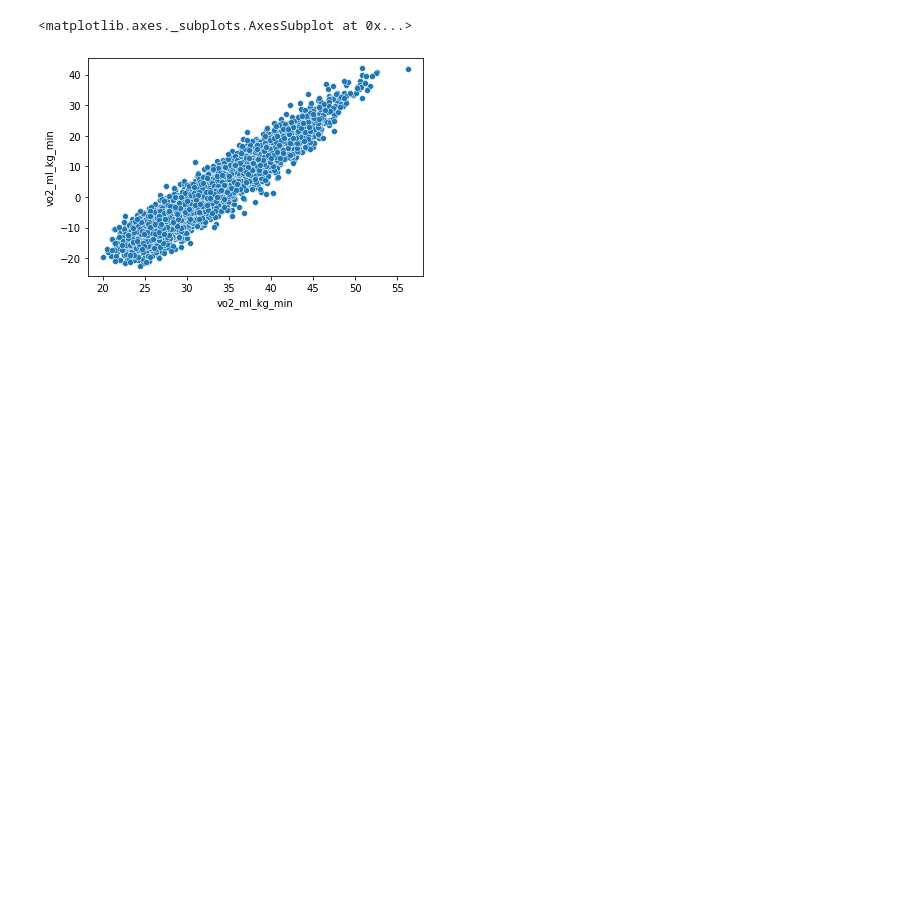
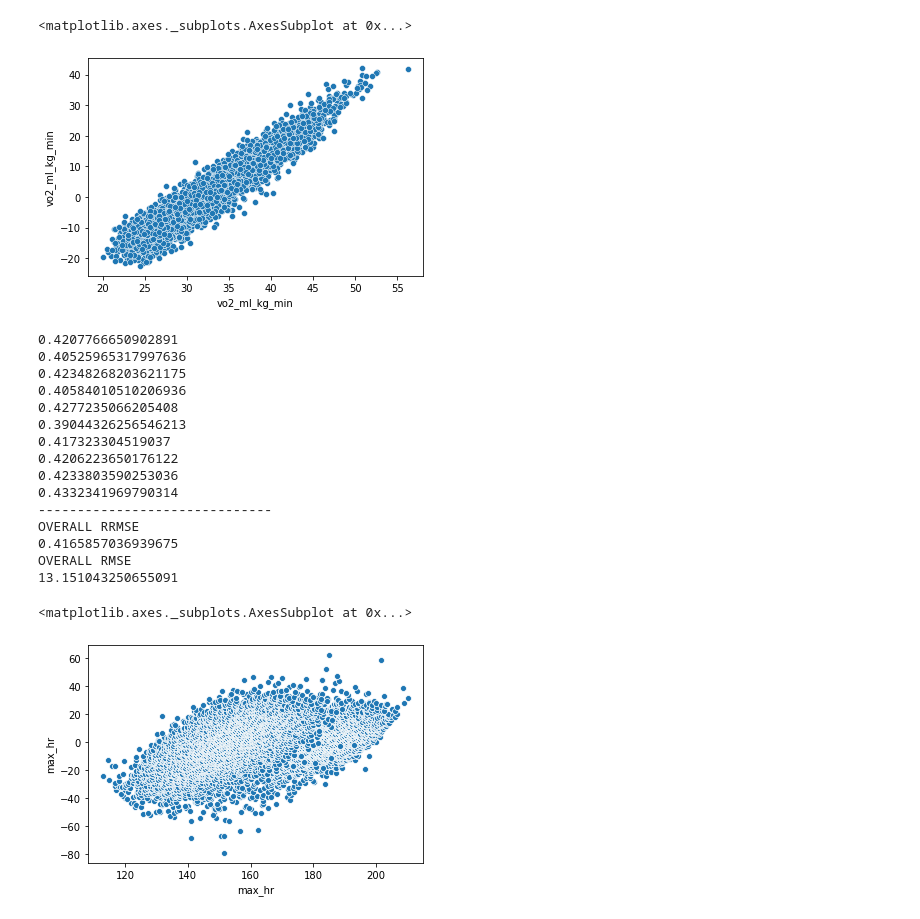
Before and after one commit to LarsenCC/bachelor, a Jupyter notebook: modeli/LinearRegression.ipynb, the cells around one changed output. Saved outputs shown, nothing was run; the diff lists cells and outputs as text; code cells hidden in the pictures; blank space fills up the shorter version.

```diff
--- a/modeli/LinearRegression.ipynb
+++ b/modeli/LinearRegression.ipynb
@@ -376,0 +488,33 @@ sns.scatterplot(x=((y_pred + y_test) / 2), y=(y_test - y_pred))
+# %%
+regr = RandomForestRegressor(n_estimators=250, max_depth=10, random_state=0)
+y = df['max_hr']
+
+res_vo2lmin = test_cv(regr, X, y, k=10)
+RRMSE_vo2lmin = 1 - r2_score(y, res_vo2lmin)
+print("------------------------------")
+print("OVERALL RRMSE")
+print(RRMSE_vo2lmin)
+print("OVERALL RMSE")
+print(math.sqrt(mean_squared_error(y, res_vo2lmin)))
+
+y_res = list(chain.from_iterable(res_vo2lmin))
+
+sns.scatterplot(x=((y + y_res) / 2), y=(y - y_res))
+# %% [output]
+0.4207766650902891
+0.40525965317997636
+0.42348268203621175
+0.40584010510206936
+0.4277235066205408
+0.39044326256546213
+0.417323304519037
+0.4206223650176122
+0.4233803590253036
+0.4332341969790314
+------------------------------
+OVERALL RRMSE
+0.4165857036939675
+OVERALL RMSE
+13.151043250655091
+<matplotlib.axes._subplots.AxesSubplot at 0x...>
+[figure, added]
```
Also changed, not shown: parts of 14 cells of this notebook, 31 other files.
